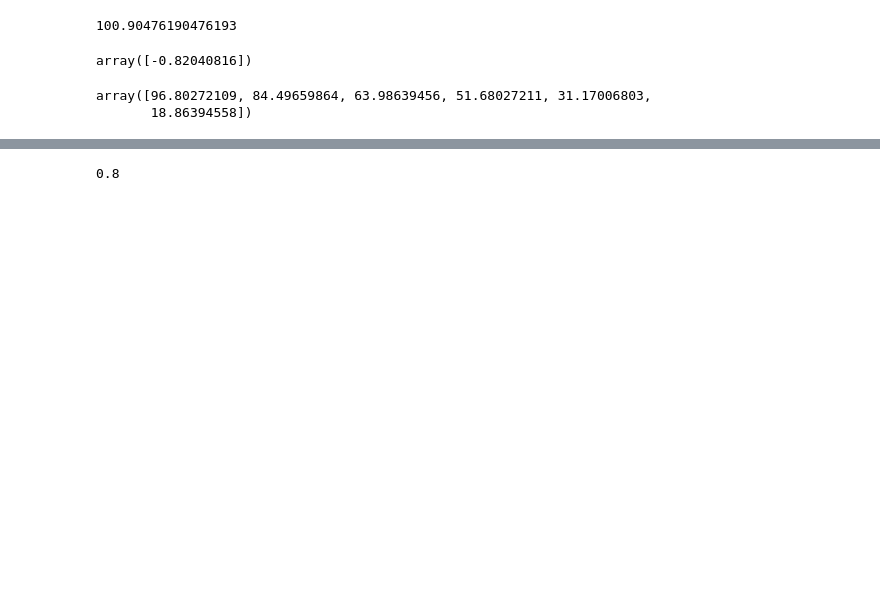
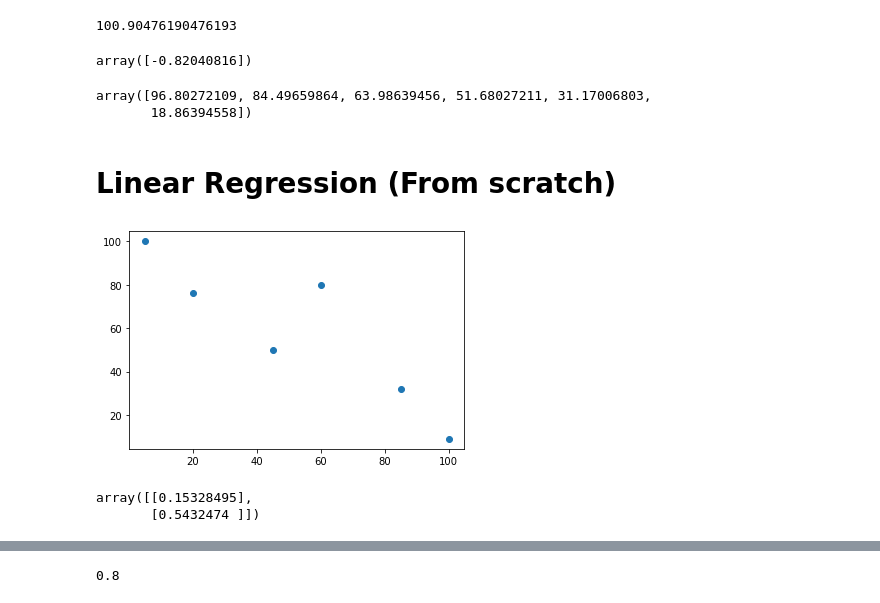
Before and after one commit to Ankit-Sidana/Jupyter_Notebook, a Jupyter notebook: Task_2.ipynb, the cells around one changed output, grey strips where cells are left out. Drawn from its saved outputs; the diff is of its cells as text; code cells hidden in the pictures; blank space fills up the shorter version.

```diff
--- a/Task_2.ipynb
+++ b/Task_2.ipynb
@@ -33,3 +38,14 @@ Model.predict(x)
 # %% [output]
 array([96.80272109, 84.49659864, 63.98639456, 51.68027211, 31.17006803,
        18.86394558])
+# %% [markdown]
+# Linear Regression (From scratch)
+# %%
+x = np.array([5, 20, 45, 60, 85, 100])
+y = np.array([100, 76, 50, 80, 32, 9]).reshape((-1, 1))
+x = np.vstack((np.ones((x.size, )), x)).T
+# %%
+plt.scatter(x[:,1],y)
+plt.show()
+# %% [output]
+[figure, added]
@@ -35,0 +69,8 @@ array([96.80272109, 84.49659864, 63.98639456, 51.68027211, 31.17006803,
+# %%
+itr = 50
+alpha = 0.0001
+theta, cost_list = linreg(x,y,alpha = alpha,itr = itr)
+theta
+# %% [output]
+array([[0.15328495],
+       [0.5432474 ]])
```
Also changed, not shown: parts of 24 cells of this notebook, 1 other file.
